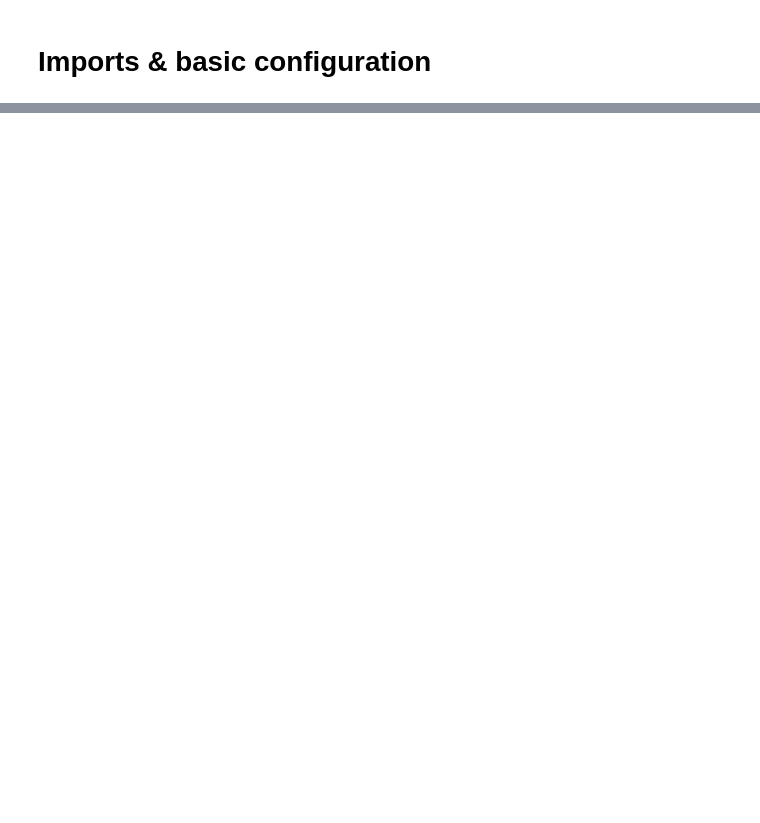
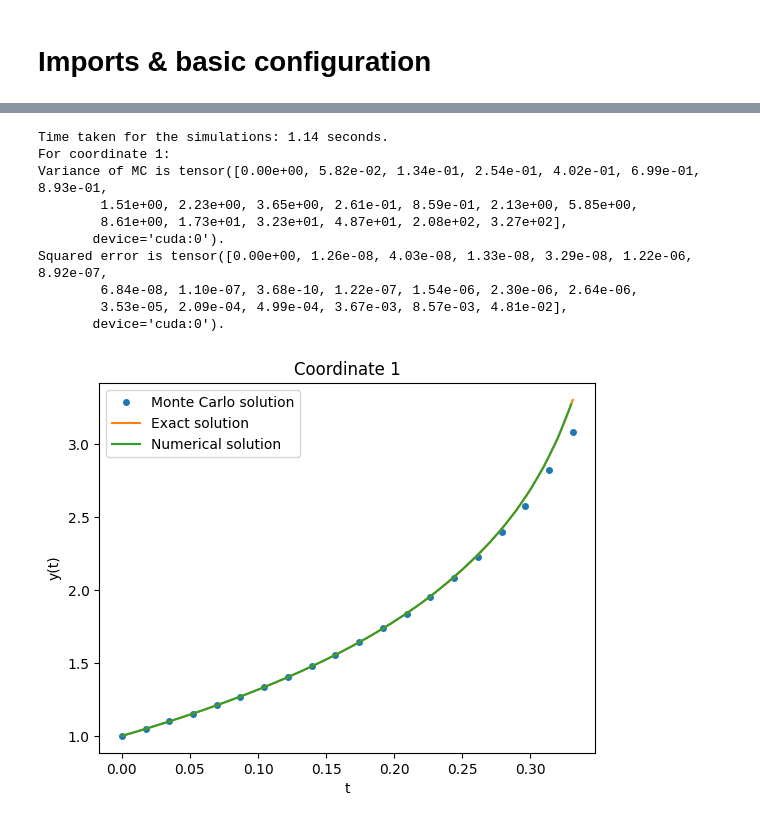
Before and after one commit to nprivaul/mc-odes, a Jupyter notebook: mc_odes.ipynb, the cells around one changed output, grey strips where cells are left out. Saved outputs shown, nothing was run; the diff lists cells and outputs as text; code cells hidden in the pictures; blank space fills up the shorter version.

```diff
--- a/mc_odes.ipynb
+++ b/mc_odes.ipynb
@@ -271,6 +271,65 @@ Squared error is tensor([0.00e+00, 8.55e-08, 1.51e-06, 8.40e-06, 9.98e-08, 1.85e
         7.53e-06, 4.38e-05, 2.39e-04, 9.75e-04, 3.56e-03, 2.36e-02],
        device='cuda:0').
 [figure]
+# %%
+dim = 1
+problem = "exponential nonlinearity"
+lbd = 1
+
+def exact_fun(t, y, coordinate):
+    return - torch.log( np.exp(- y[coordinate]) - t ) # *torch.cos(0)
+
+f_fun = (lambda y, coordinate: torch.exp(y[coordinate]))
+x0 = [1.0] * dim
+t_lo, t_hi = 0, 0.9 * np.exp(-x0[0])
+nb_points = 20
+F = lambda t, y: np.exp(y)
+
+# initialize model and calculate mc samples
+model = ODEBranch(
+    f_fun,
+    t_lo=t_lo,
+    t_hi=t_hi,
+    x0=x0,
+    device=device,
+    nb_points=nb_points,
+    verbose=True,
+    patch=2,
+    outlier_percentile=0.1,
+    outlier_multiplier=100,
+    )
+
+t, mc_mean, mc_var = model()
+t_fine = torch.linspace(t_lo, t_hi, 100, device=device)  # finer grid for plotting exact solution
+torch.set_printoptions(precision=2, sci_mode=True)
+t_eval = np.arange(t_lo, t_hi, 0.01)
+sol = solve_ivp(F, [t_lo, t_hi], [x0[0]], t_eval=t_eval)
+
+# plot exact vs numerical
+for i in range(model.dim):
+    print(f"For coordinate {i + 1}:")
+    print(f"Variance of MC is {mc_var[i]}.")
+    print(f"Squared error is {(mc_mean[i] - exact_fun(t, x0, i)) ** 2}.")
+    plt.plot(t.cpu(), mc_mean[i].cpu(), 'o', markersize=4, label="Monte Carlo solution")
+    plt.plot(t_fine.cpu(), exact_fun(t_fine, x0, i).cpu(), label="Exact solution")
+    plt.plot(sol.t, sol.y[0], label="Numerical solution")
+    plt.xlabel('t')
+    plt.ylabel('y(t)')
+    plt.title(f"Coordinate {i + 1}")
+    plt.legend()
+    plt.show()
+# %% [output]
+Time taken for the simulations: 1.14 seconds.
+For coordinate 1:
+Variance of MC is tensor([0.00e+00, 5.82e-02, 1.34e-01, 2.54e-01, 4.02e-01, 6.99e-01, 8.93e-01,
+        1.51e+00, 2.23e+00, 3.65e+00, 2.61e-01, 8.59e-01, 2.13e+00, 5.85e+00,
+        8.61e+00, 1.73e+01, 3.23e+01, 4.87e+01, 2.08e+02, 3.27e+02],
+       device='cuda:0').
+Squared error is tensor([0.00e+00, 1.26e-08, 4.03e-08, 1.33e-08, 3.29e-08, 1.22e-06, 8.92e-07,
+        6.84e-08, 1.10e-07, 3.68e-10, 1.22e-07, 1.54e-06, 2.30e-06, 2.64e-06,
+        3.53e-05, 2.09e-04, 4.99e-04, 3.67e-03, 8.57e-03, 4.81e-02],
+       device='cuda:0').
+[figure, added]
 # %%
 dim = 1
 
```
Also changed, not shown: parts of 4 cells of this notebook.
